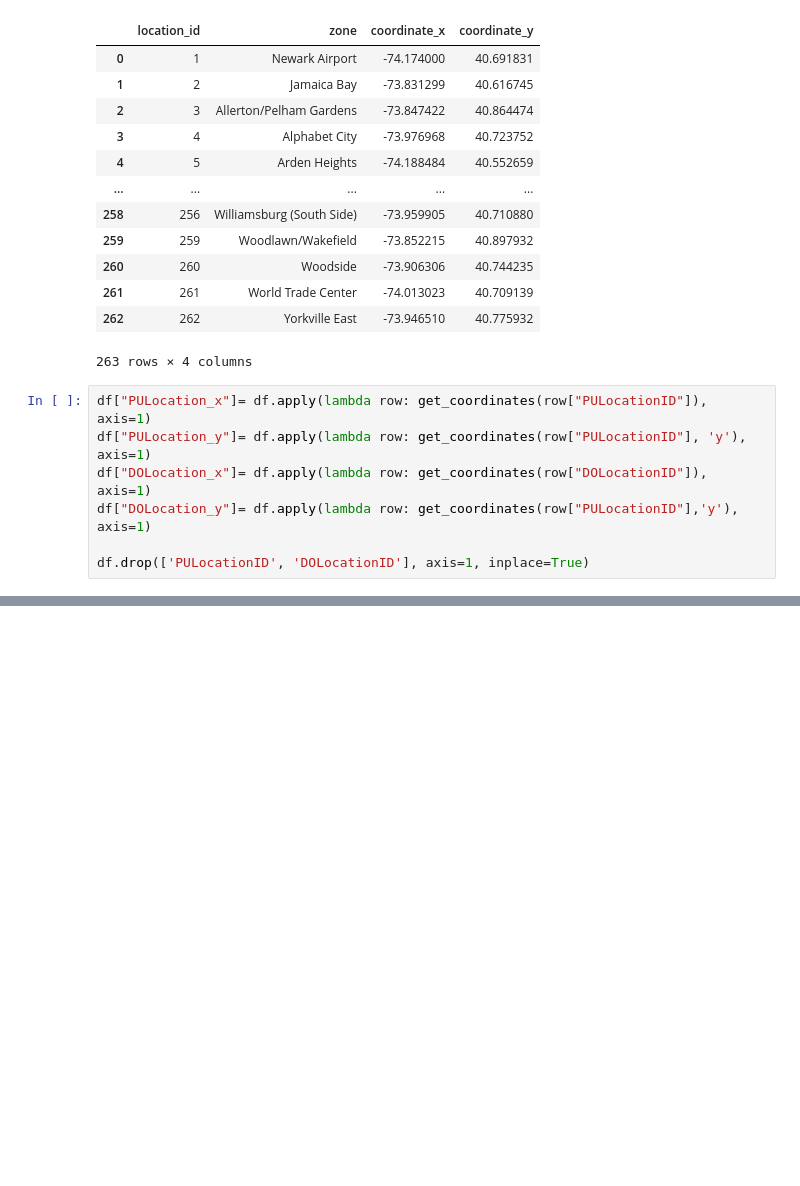
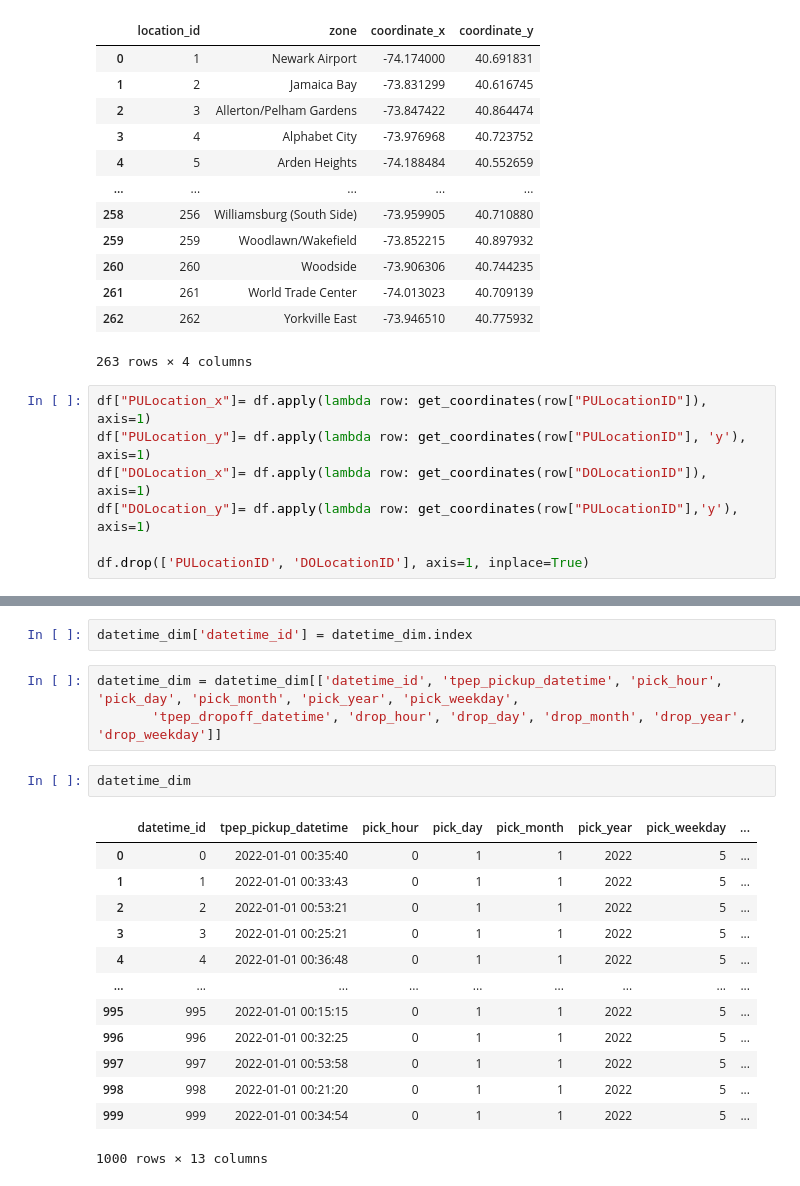
Before and after one commit to Aryan-401/FullStackDataAnalysis, a Jupyter notebook: DataModelling.ipynb, the cells around one changed output, grey strips where cells are left out. Cells and saved outputs as stored; diff of their text form; blank space fills up the shorter version.

```diff
--- a/DataModelling.ipynb
+++ b/DataModelling.ipynb
@@ -61,0 +123,21 @@ df
+# %%
+datetime_dim['datetime_id'] = datetime_dim.index
+# %%
+datetime_dim = datetime_dim[['datetime_id', 'tpep_pickup_datetime', 'pick_hour', 'pick_day', 'pick_month', 'pick_year', 'pick_weekday',
+       'tpep_dropoff_datetime', 'drop_hour', 'drop_day', 'drop_month', 'drop_year', 'drop_weekday']]
+# %%
+datetime_dim
+# %% [output]
+|  | datetime_id | tpep_pickup_datetime | pick_hour | pick_day | pick_month | pick_year | pick_weekday | ... |
+| 0 | 0 | 2022-01-01 00:35:40 | 0 | 1 | 1 | 2022 | 5 | ... |
+| 1 | 1 | 2022-01-01 00:33:43 | 0 | 1 | 1 | 2022 | 5 | ... |
+| 2 | 2 | 2022-01-01 00:53:21 | 0 | 1 | 1 | 2022 | 5 | ... |
+| 3 | 3 | 2022-01-01 00:25:21 | 0 | 1 | 1 | 2022 | 5 | ... |
+| 4 | 4 | 2022-01-01 00:36:48 | 0 | 1 | 1 | 2022 | 5 | ... |
+| ... | ... | ... | ... | ... | ... | ... | ... | ... |
+| 995 | 995 | 2022-01-01 00:15:15 | 0 | 1 | 1 | 2022 | 5 | ... |
+| 996 | 996 | 2022-01-01 00:32:25 | 0 | 1 | 1 | 2022 | 5 | ... |
+| 997 | 997 | 2022-01-01 00:53:58 | 0 | 1 | 1 | 2022 | 5 | ... |
+| 998 | 998 | 2022-01-01 00:21:20 | 0 | 1 | 1 | 2022 | 5 | ... |
+| 999 | 999 | 2022-01-01 00:34:54 | 0 | 1 | 1 | 2022 | 5 | ... |
+1000 rows × 13 columns
```
Also changed, not shown: parts of 14 cells of this notebook.
